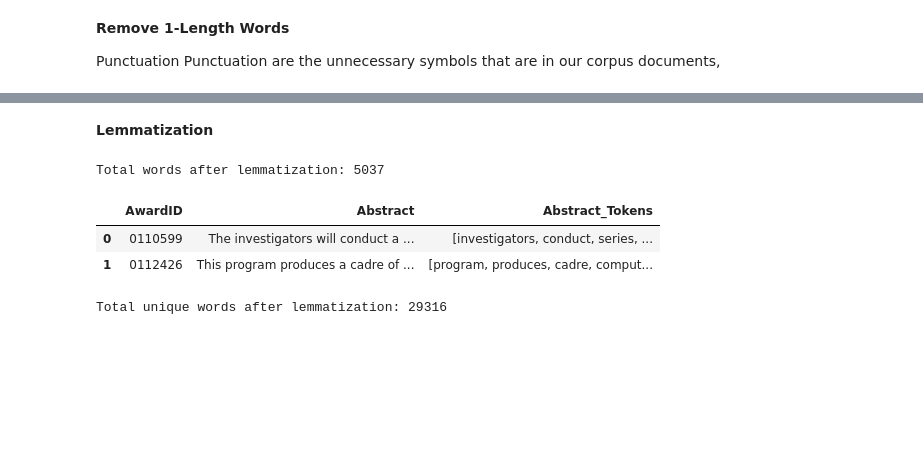
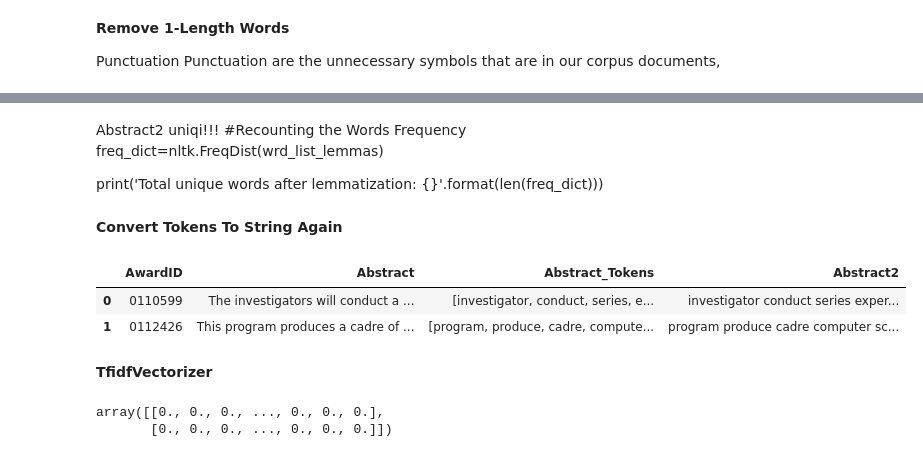
Before and after one commit to msklc/Text-Mining-Approach-to-Analyze-The-Cyber-Security-Related-Articles, a Jupyter notebook: PART-3 Text Mining.ipynb, the cells around one changed output, grey strips where cells are left out. Drawn from its saved outputs; the diff is of its cells as text; code cells hidden in the pictures; blank space fills up the shorter version.

```diff
--- a/PART-3 Text Mining.ipynb
+++ b/PART-3 Text Mining.ipynb
@@ -228,0 +241,19 @@ df_sum2.head(2)
+# %%
+#create a list for NER
+NER_list=[]
+
+#Find
+for n in range(df_sum2.shape[0]):
+    doc=nlp(str(df_sum2['Abstract'][n]))
+
+    for ent in doc.ents:
+        NER_list.append(ent.text)
+
+NER_list=list(set(NER_list)) #for unique elements in list
+print('Total unique NER words: {}'.format(len(NER_list)))
+
+print('Total words after removing NER: {}'.format(sum(df_sum2['Abstract'].str.len())))
+
+for NER in NER_list:
+    df_sum2['Abstract']=df_sum2['Abstract'].str.replace(NER,'')
+print('Total words after removing NER: {}'.format(sum(df_sum2['Abstract'].str.len())))
@@ -294,6 +295,10 @@ stopwords_list=nltk.corpus.stopwords.words('english')
 #extend the stopwords list
 stopwords_list.extend(['cannot','many','much','also','well','better','via'])
 
+#extend the stopwords list with unneccessary words
+stopwords_list.extend(['abstract','many','much','also','well','better','via'])
+
+
 for n in range(df_sum2.shape[0]):
     df_sum2['Abstract_Tokens'][n]=[w for w in (abstract for abstract in df_sum2['Abstract_Tokens'][n]) if w not in stopwords_list]
 print('Total words after removing stopwords: {}'.format(sum(df_sum2['Abstract_Tokens'].str.len())))
@@ -305,0 +313,9 @@ Total words after removing stopwords: 5044
+# %%
+#Lemmatization
+lemmatizer = WordNetLemmatizer()
+
+for n in range(df_sum2.shape[0]):
+    df_sum2['Abstract_Tokens'][n]=[lemmatizer.lemmatize(w) for w in (abstract for abstract in df_sum2['Abstract_Tokens'][n])]
+
+print('Total words after lemmatization: {}'.format(sum(df_sum2['Abstract_Tokens'].str.len())))
+df_sum2.head(2)
@@ -322,23 +343,27 @@ Total words after removing 1-len words: 5037
-# %% [markdown]
-__Lemmatization__
+# %% [markdown]
+Abstract2 uniqi!!!
+#Recounting the Words Frequency
+freq_dict=nltk.FreqDist(wrd_list_lemmas)
+
+print('Total unique words after lemmatization: {}'.format(len(freq_dict)))
+# %% [markdown]
+__Convert Tokens To String Again__
 # %%
-#Lemmatization
-lemmatizer = WordNetLemmatizer()
-
+df_sum2['Abstract2']=df_sum2['Abstract']
 for n in range(df_sum2.shape[0]):
-    df_sum2['Abstract_Tokens'][n]=[w for w in (abstract for abstract in df_sum2['Abstract_Tokens'][n])]
-
-print('Total words after lemmatization: {}'.format(sum(df_sum2['Abstract_Tokens'].str.len())))
+    df_sum2['Abstract2'][n]=' '.join([str(item) for item in df_sum2['Abstract_Tokens'][n]])
 df_sum2.head(2)
 # %% [output]
-Total words after lemmatization: 5037
-|  | AwardID | Abstract | Abstract_Tokens |
-| 0 | 0110599 | The investigators will conduct a ... | [investigators, conduct, series, ... |
-| 1 | 0112426 | This program produces a cadre of ... | [program, produces, cadre, comput... |
+|  | AwardID | Abstract | Abstract_Tokens | Abstract2 |
+| 0 | 0110599 | The investigators will conduct a ... | [investigator, conduct, series, e... | investigator conduct series exper... |
+| 1 | 0112426 | This program produces a cadre of ... | [program, produce, cadre, compute... | program produce cadre computer sc... |
-# %%
-#Recounting the Words Frequency
-freq_dict=nltk.FreqDist(wrd_list_lemmas)
-
-print('Total unique words after lemmatization: {}'.format(len(freq_dict)))
-# %% [output]
-Total unique words after lemmatization: 29316
+# %% [markdown]
+__TfidfVectorizer__
+# %%
+from sklearn.feature_extraction.text import TfidfVectorizer
+v = TfidfVectorizer()
+X = v.fit_transform(df_sum2['Abstract2'])
+X.toarray()[:2]
+# %% [output]
+array([[0., 0., 0., ..., 0., 0., 0.],
+       [0., 0., 0., ..., 0., 0., 0.]])
```
Also changed, not shown: parts of 30 cells of this notebook, 4 other files.
